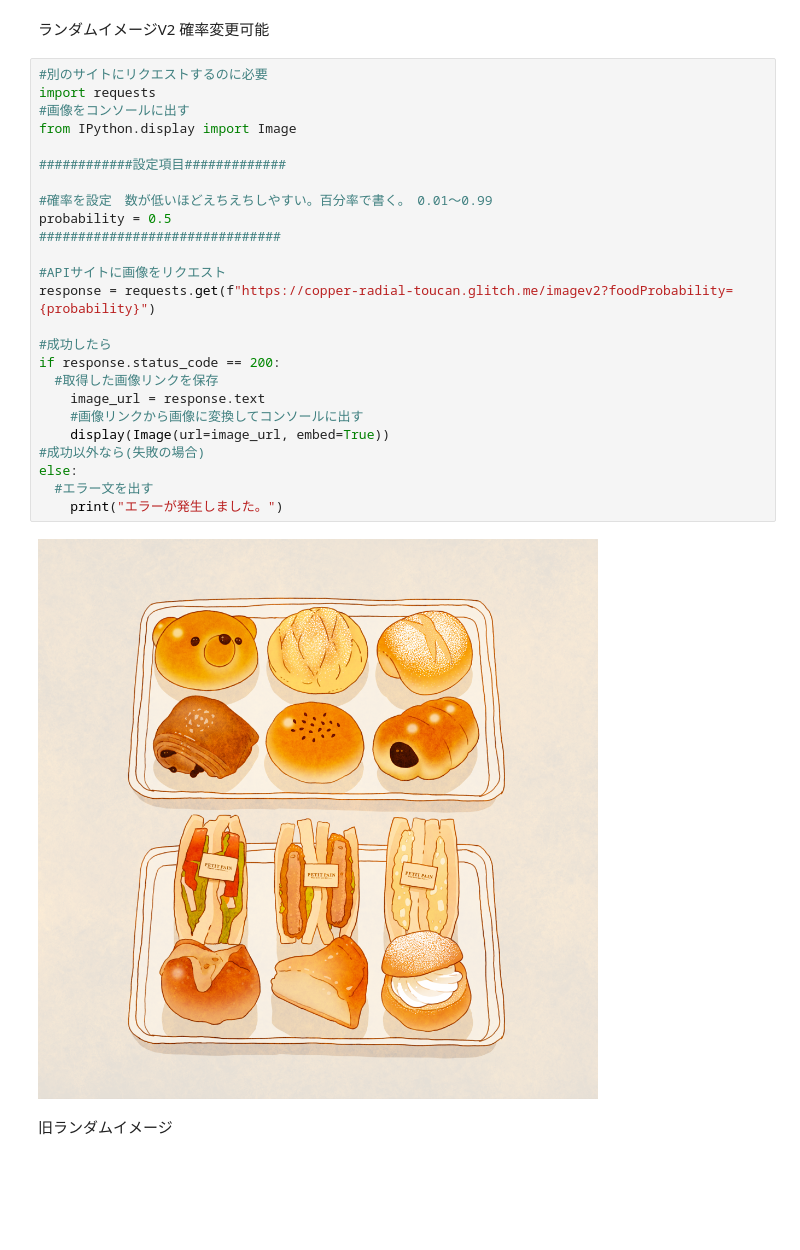
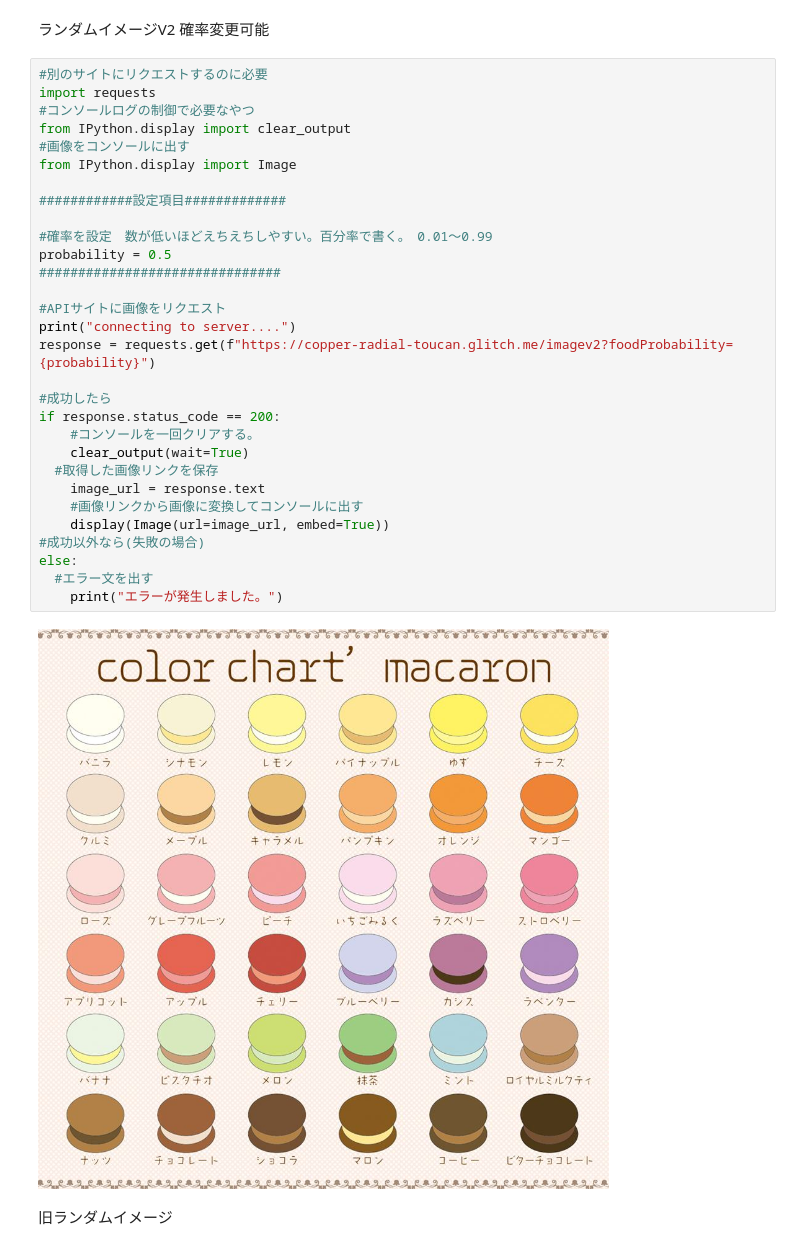
Before and after one commit to RiverTeacher/randomimage-python, a Jupyter notebook: Randomimage.ipynb, the cells around one changed output. Cells and saved outputs as stored; diff of their text form; blank space fills up the shorter version.

```diff
--- a/Randomimage.ipynb
+++ b/Randomimage.ipynb
@@ -3,30 +3,35 @@
 # %%
 #別のサイトにリクエストするのに必要
 import requests
+#コンソールログの制御で必要なやつ
+from IPython.display import clear_output
 #画像をコンソールに出す
 from IPython.display import Image
 
 ############設定項目#############
 
 #確率を設定　数が低いほどえちえちしやすい。百分率で書く。　0.01〜0.99
 probability = 0.5
 ###############################
 
 #APIサイトに画像をリクエスト
+print("connecting to server....")
 response = requests.get(f"https://copper-radial-toucan.glitch.me/imagev2?foodProbability={probability}")
 
 #成功したら
 if response.status_code == 200:
+    #コンソールを一回クリアする。
+    clear_output(wait=True)
   #取得した画像リンクを保存
     image_url = response.text
     #画像リンクから画像に変換してコンソールに出す
     display(Image(url=image_url, embed=True))
 #成功以外なら(失敗の場合)
 else:
   #エラー文を出す
     print("エラーが発生しました。")
 # %% [output]
-[figure, old version]
+[figure, new version]
 # %% [markdown]
 旧ランダムイメージ
 # %%
```
